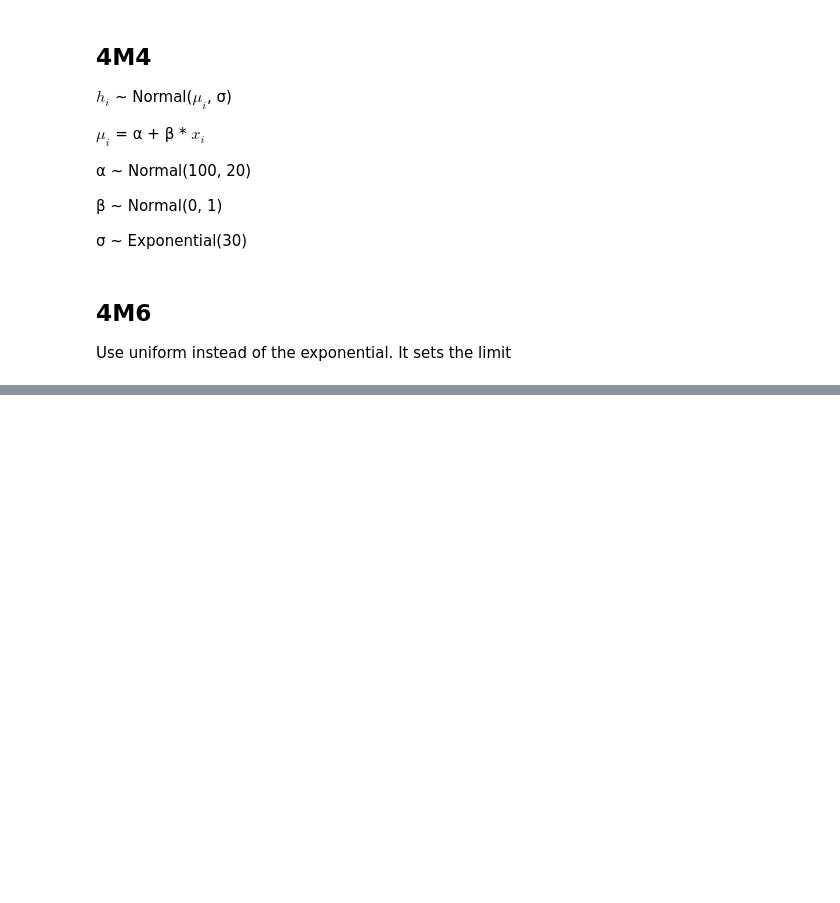
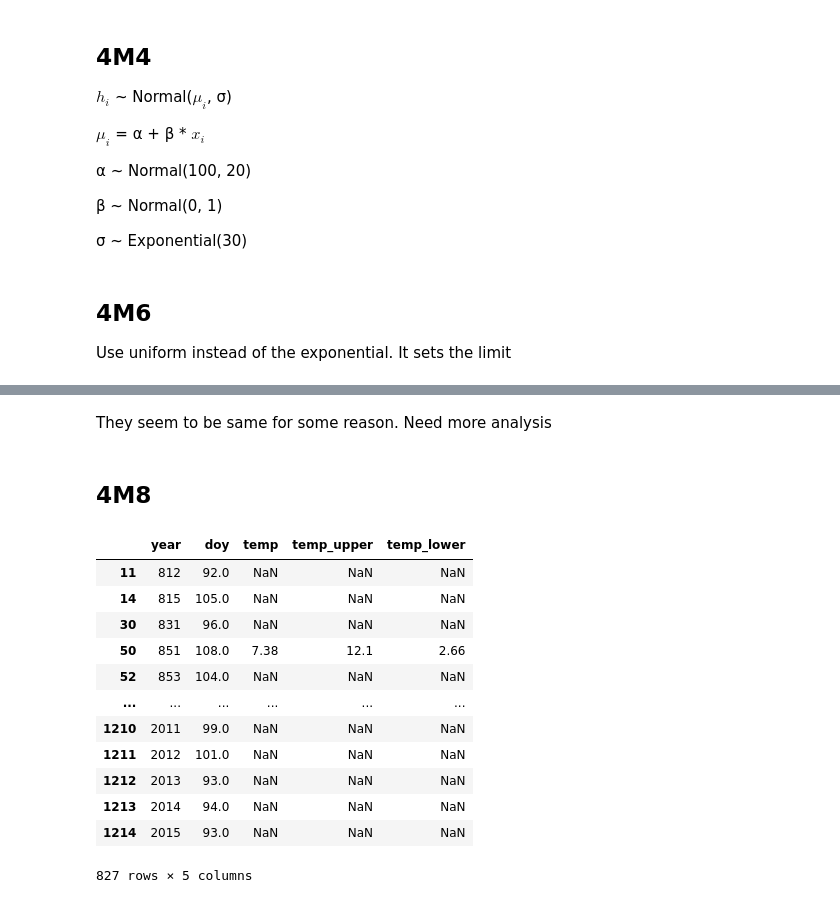
Before and after one commit to 8wgf3b/books, a Jupyter notebook: stat_rethink/Chap4.ipynb, the cells around one changed output, grey strips where cells are left out. Saved outputs shown, nothing was run; the diff lists cells and outputs as text; code cells hidden in the pictures; blank space fills up the shorter version.

```diff
--- a/stat_rethink/Chap4.ipynb
+++ b/stat_rethink/Chap4.ipynb
@@ -827,0 +921,22 @@ Use uniform instead of the exponential. It sets the limit
+# %% [markdown]
+They seem to be same for some reason. Need more analysis
+# %% [markdown]
+## 4M8
+# %%
+d = cherryblossoms = pd.read_csv('https://raw.githubusercontent.com/fehiepsi/rethinking-numpyro/master/data/cherry_blossoms.csv', sep=';')
+d2 = d[d.doy.notna()]
+d2
+# %% [output]
+|  | year | doy | temp | temp_upper | temp_lower |
+| 11 | 812 | 92.0 | NaN | NaN | NaN |
+| 14 | 815 | 105.0 | NaN | NaN | NaN |
+| 30 | 831 | 96.0 | NaN | NaN | NaN |
+| 50 | 851 | 108.0 | 7.38 | 12.1 | 2.66 |
+| 52 | 853 | 104.0 | NaN | NaN | NaN |
+| ... | ... | ... | ... | ... | ... |
+| 1210 | 2011 | 99.0 | NaN | NaN | NaN |
+| 1211 | 2012 | 101.0 | NaN | NaN | NaN |
+| 1212 | 2013 | 93.0 | NaN | NaN | NaN |
+| 1213 | 2014 | 94.0 | NaN | NaN | NaN |
+| 1214 | 2015 | 93.0 | NaN | NaN | NaN |
+827 rows × 5 columns
```
Also changed, not shown: parts of 10 cells of this notebook.
